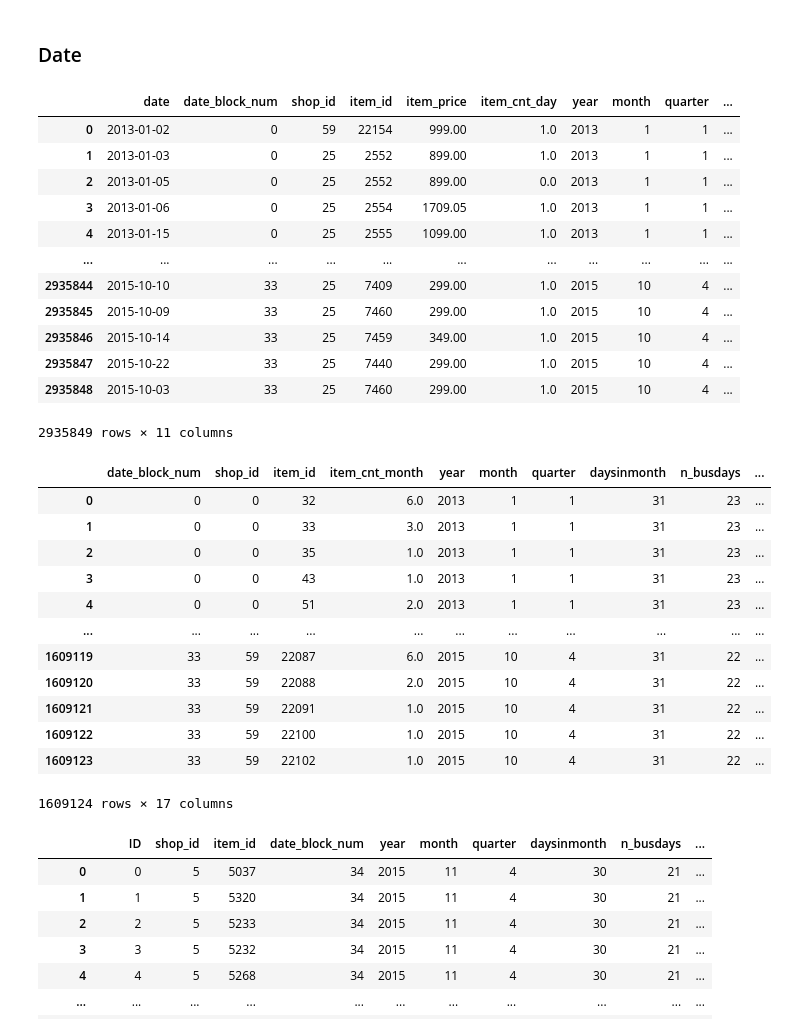
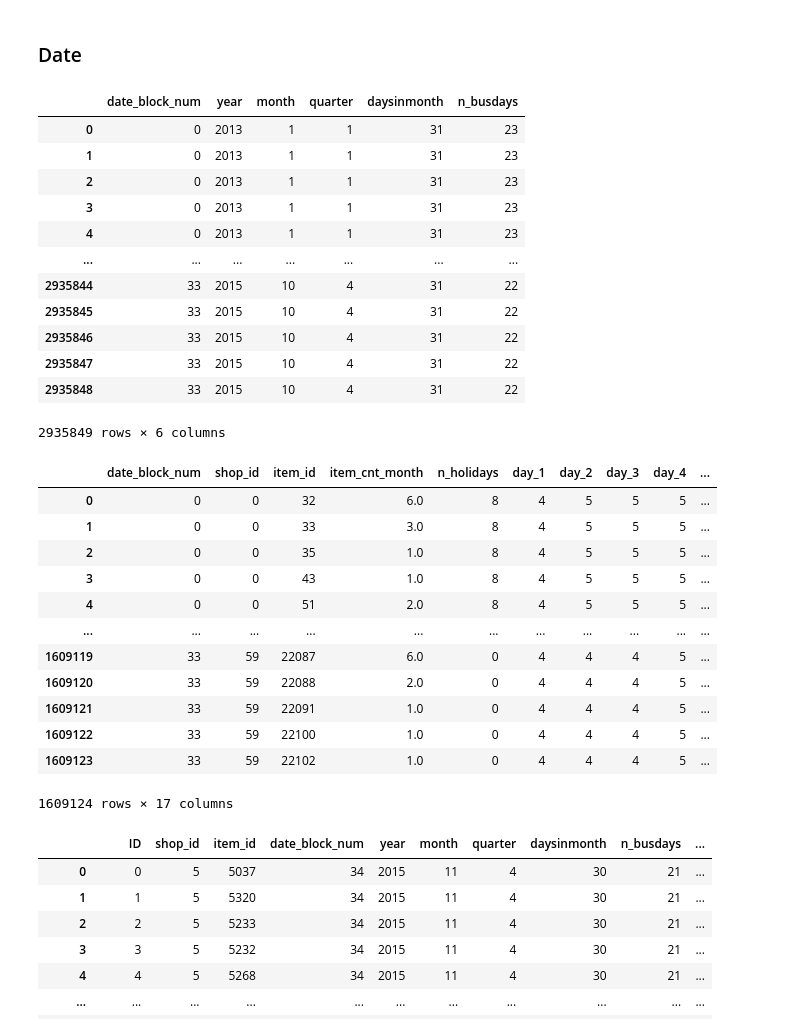
Before and after one commit to ShupeiLi/predict-future-sales, a Jupyter notebook: models.ipynb, the cells around one changed output. Drawn from its saved outputs; the diff is of its cells as text; code cells hidden in the pictures.

```diff
--- a/models.ipynb
+++ b/models.ipynb
@@ -232,3 +247,12 @@ Items appear in test set but not in train set:
+# %%
+train.loc[train['shop_id'] == 0, 'shop_id'] = 57
+test.loc[test['shop_id'] == 0, 'shop_id'] = 57
+
+train.loc[train['shop_id'] == 1, 'shop_id'] = 58
+test.loc[test['shop_id'] == 1, 'shop_id'] = 58
+
+train.loc[train['shop_id'] == 10, 'shop_id'] = 11
+test.loc[test['shop_id'] == 10, 'shop_id'] = 11
 # %% [markdown]
 # Feature Engineering
 # %% [markdown]
@@ -537,26 +562,26 @@ day_of_week = day_of_week.drop(columns=['index', 'day']).groupby(by=['date_block
 # %%
 train['year'] = train['date'].dt.year
 train['month'] = train['date'].dt.month
 train['quarter'] = train['date'].dt.quarter
 train['daysinmonth'] = train['date'].dt.daysinmonth
 train['is_busday'] = np.is_busday(train['date'].dt.date.tolist()).astype(int)
 train_busdays = train.loc[:, ['date', 'date_block_num', 'is_busday']].drop_duplicates()
 train = train.merge(train_busdays.groupby(by=['date_block_num'])['is_busday'].sum().to_frame('n_busdays'),
                     on='date_block_num',
                     how='left')
-train = train.drop(columns=['is_busday'])
-train
+date_meta = train.drop(columns=['date', 'shop_id', 'item_id', 'item_price', 'item_cnt_day', 'is_busday'])
+date_meta
 # %% [output]
-|  | date | date_block_num | shop_id | item_id | item_price | item_cnt_day | year | month | quarter | ... |
-| 0 | 2013-01-02 | 0 | 59 | 22154 | 999.00 | 1.0 | 2013 | 1 | 1 | ... |
-| 1 | 2013-01-03 | 0 | 25 | 2552 | 899.00 | 1.0 | 2013 | 1 | 1 | ... |
-| 2 | 2013-01-05 | 0 | 25 | 2552 | 899.00 | 0.0 | 2013 | 1 | 1 | ... |
-| 3 | 2013-01-06 | 0 | 25 | 2554 | 1709.05 | 1.0 | 2013 | 1 | 1 | ... |
-| 4 | 2013-01-15 | 0 | 25 | 2555 | 1099.00 | 1.0 | 2013 | 1 | 1 | ... |
-| ... | ... | ... | ... | ... | ... | ... | ... | ... | ... | ... |
-| 2935844 | 2015-10-10 | 33 | 25 | 7409 | 299.00 | 1.0 | 2015 | 10 | 4 | ... |
-| 2935845 | 2015-10-09 | 33 | 25 | 7460 | 299.00 | 1.0 | 2015 | 10 | 4 | ... |
-| 2935846 | 2015-10-14 | 33 | 25 | 7459 | 349.00 | 1.0 | 2015 | 10 | 4 | ... |
-| 2935847 | 2015-10-22 | 33 | 25 | 7440 | 299.00 | 1.0 | 2015 | 10 | 4 | ... |
-| 2935848 | 2015-10-03 | 33 | 25 | 7460 | 299.00 | 1.0 | 2015 | 10 | 4 | ... |
+|  | date_block_num | year | month | quarter | daysinmonth | n_busdays |
+| 0 | 0 | 2013 | 1 | 1 | 31 | 23 |
+| 1 | 0 | 2013 | 1 | 1 | 31 | 23 |
+| 2 | 0 | 2013 | 1 | 1 | 31 | 23 |
+| 3 | 0 | 2013 | 1 | 1 | 31 | 23 |
+| 4 | 0 | 2013 | 1 | 1 | 31 | 23 |
+| ... | ... | ... | ... | ... | ... | ... |
+| 2935844 | 33 | 2015 | 10 | 4 | 31 | 22 |
+| 2935845 | 33 | 2015 | 10 | 4 | 31 | 22 |
+| 2935846 | 33 | 2015 | 10 | 4 | 31 | 22 |
+| 2935847 | 33 | 2015 | 10 | 4 | 31 | 22 |
+| 2935848 | 33 | 2015 | 10 | 4 | 31 | 22 |
-2935849 rows × 11 columns
+2935849 rows × 6 columns
@@ -563,24 +590,21 @@ train
 # %%
-train_date = train.loc[:, ['date_block_num', 'shop_id', 'item_id', 'year', 'month',
-                           'quarter', 'daysinmonth', 'n_busdays']]
-train_date = train_date.groupby(by=['date_block_num', 'shop_id', 'item_id']).median().astype(int).reset_index()
-train_g = train_g.merge(train_date, on=['date_block_num', 'shop_id', 'item_id'], how='left')
 train_g = train_g.merge(holiday, on='date_block_num', how='left')
 train_g = train_g.merge(day_of_week, on='date_block_num', how='left')
+train_g = train_g.merge(date_meta, on=['date_block_num'], how='left')
 train_g
 # %% [output]
-|  | date_block_num | shop_id | item_id | item_cnt_month | year | month | quarter | daysinmonth | n_busdays | ... |
-| 0 | 0 | 0 | 32 | 6.0 | 2013 | 1 | 1 | 31 | 23 | ... |
-| 1 | 0 | 0 | 33 | 3.0 | 2013 | 1 | 1 | 31 | 23 | ... |
-| 2 | 0 | 0 | 35 | 1.0 | 2013 | 1 | 1 | 31 | 23 | ... |
-| 3 | 0 | 0 | 43 | 1.0 | 2013 | 1 | 1 | 31 | 23 | ... |
-| 4 | 0 | 0 | 51 | 2.0 | 2013 | 1 | 1 | 31 | 23 | ... |
+|  | date_block_num | shop_id | item_id | item_cnt_month | n_holidays | day_1 | day_2 | day_3 | day_4 | ... |
+| 0 | 0 | 0 | 32 | 6.0 | 8 | 4 | 5 | 5 | 5 | ... |
+| 1 | 0 | 0 | 33 | 3.0 | 8 | 4 | 5 | 5 | 5 | ... |
+| 2 | 0 | 0 | 35 | 1.0 | 8 | 4 | 5 | 5 | 5 | ... |
+| 3 | 0 | 0 | 43 | 1.0 | 8 | 4 | 5 | 5 | 5 | ... |
+| 4 | 0 | 0 | 51 | 2.0 | 8 | 4 | 5 | 5 | 5 | ... |
 | ... | ... | ... | ... | ... | ... | ... | ... | ... | ... | ... |
-| 1609119 | 33 | 59 | 22087 | 6.0 | 2015 | 10 | 4 | 31 | 22 | ... |
-| 1609120 | 33 | 59 | 22088 | 2.0 | 2015 | 10 | 4 | 31 | 22 | ... |
-| 1609121 | 33 | 59 | 22091 | 1.0 | 2015 | 10 | 4 | 31 | 22 | ... |
-| 1609122 | 33 | 59 | 22100 | 1.0 | 2015 | 10 | 4 | 31 | 22 | ... |
-| 1609123 | 33 | 59 | 22102 | 1.0 | 2015 | 10 | 4 | 31 | 22 | ... |
+| 1609119 | 33 | 59 | 22087 | 6.0 | 0 | 4 | 4 | 4 | 5 | ... |
+| 1609120 | 33 | 59 | 22088 | 2.0 | 0 | 4 | 4 | 4 | 5 | ... |
+| 1609121 | 33 | 59 | 22091 | 1.0 | 0 | 4 | 4 | 4 | 5 | ... |
+| 1609122 | 33 | 59 | 22100 | 1.0 | 0 | 4 | 4 | 4 | 5 | ... |
+| 1609123 | 33 | 59 | 22102 | 1.0 | 0 | 4 | 4 | 4 | 5 | ... |
 1609124 rows × 17 columns
 # %%
 test['date_block_num'] = 34
```
Also changed, not shown: parts of 29 cells of this notebook.
